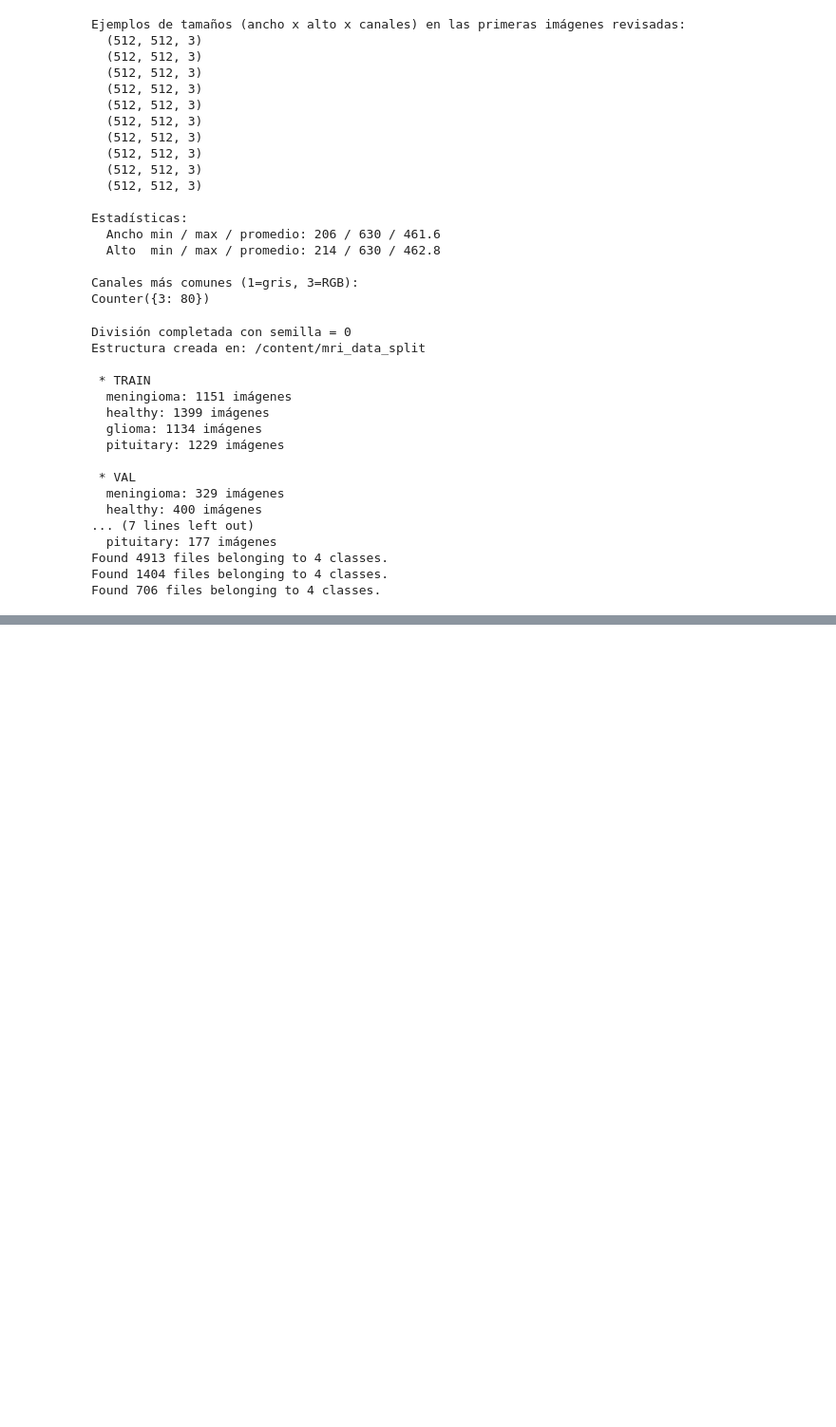
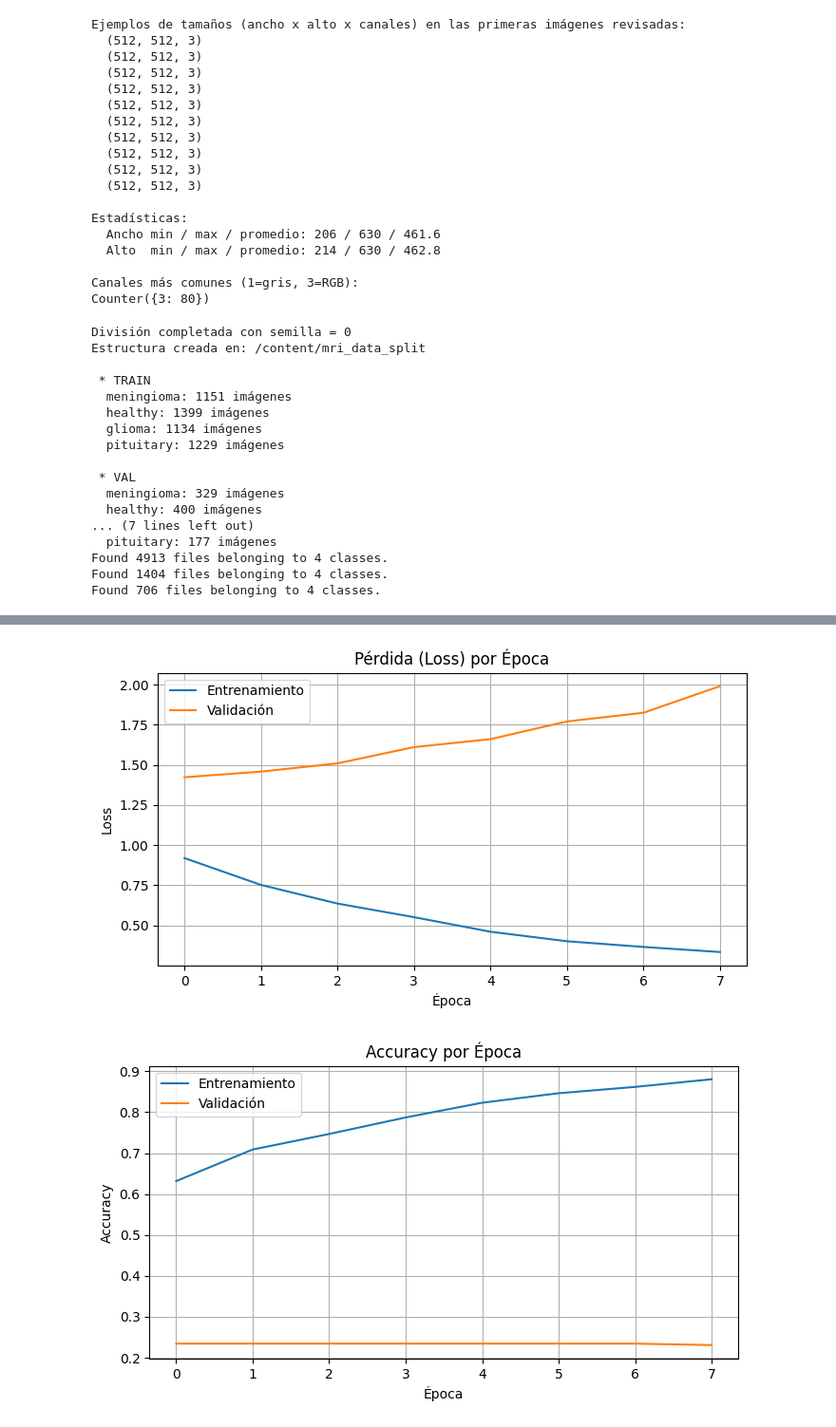
Before and after one commit to katterine2558/mri-tumor-detection-cnn, a Jupyter notebook: mri_tumor_detection_cnn.ipynb, the cells around one changed output, grey strips where cells are left out. Shown at 95% size. Cells and saved outputs as stored; diff of their text form; code cells hidden in the pictures; blank space fills up the shorter version.

```diff
--- a/mri_tumor_detection_cnn.ipynb
+++ b/mri_tumor_detection_cnn.ipynb
@@ -633,28 +683,31 @@ history = best_model.fit(
 # %%
 # Curva de pérdida
 plt.figure(figsize=(8,4))
 plt.plot(history.history['loss'], label='Entrenamiento')
 plt.plot(history.history['val_loss'], label='Validación')
 plt.title('Pérdida (Loss) por Época')
 plt.xlabel('Época')
 plt.ylabel('Loss')
 plt.legend()
-plt.ylim(0, 0.7)
+#plt.ylim(0, 0.7)
 plt.grid(True)
 plt.show()
 
 
 # Curva de accuracy
 plt.figure(figsize=(8,4))
 plt.plot(history.history['accuracy'], label='Entrenamiento')
 plt.plot(history.history['val_accuracy'], label='Validación')
 plt.title('Accuracy por Época')
 plt.xlabel('Época')
 plt.ylabel('Accuracy')
 plt.legend()
-plt.ylim(0.8, 1.0)
+#plt.ylim(0.8, 1.0)
 plt.grid(True)
 plt.show()
+# %% [output]
+[figure, added]
+[figure, added]
 # %%
 # ==========================================================
 # EVALUACIÓN DEL MODELO
```
Also changed, not shown: parts of 12 cells of this notebook.
